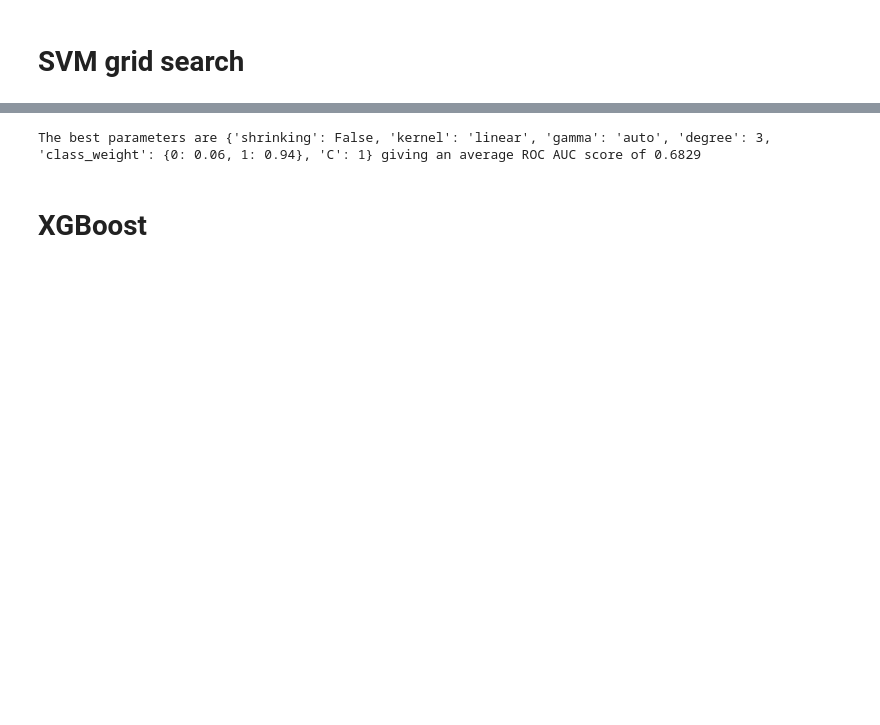
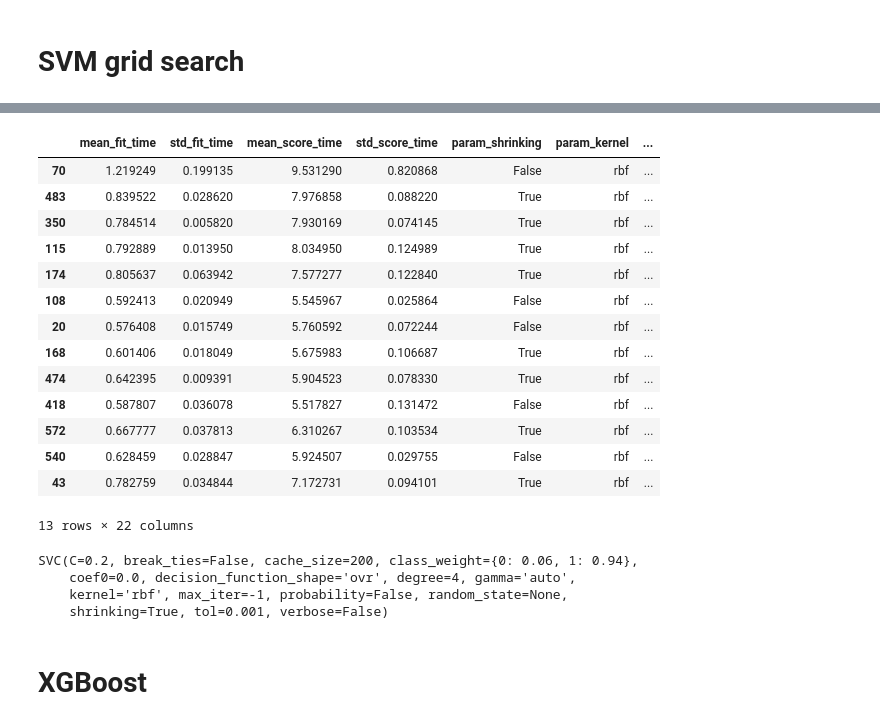
Before and after one commit to lucas-ubm/MaastrichtFlu, a Jupyter notebook: models.ipynb, the cells around one changed output, grey strips where cells are left out. Cells and saved outputs as stored; diff of their text form; code cells hidden in the pictures; blank space fills up the shorter version.

```diff
--- a/models.ipynb
+++ b/models.ipynb
@@ -683,7 +624,7 @@ print(sum(pca.explained_variance_ratio_))
 # %%
 from sklearn.svm import SVC
 
-clf = SVC(class_weight='balanced', C=100000)
+clf = SVC(class_weight='balanced', C=10)
 clf.fit(X_train, y_train)
 # %% [output]
 SVC(C=100000, break_ties=False, cache_size=200, class_weight='balanced',
@@ -723,7 +654,25 @@ param_grid = {
+# %%
+cw = []
+from sklearn.model_selection import cross_val_score
+
+for i in np.linspace(start = 0.006, stop = 0.08, num = 5):
+    cw.append({0:i, 1:1-i})
+cw.append('balanced')
+C = [x for x in np.linspace(start = 0.2, stop = 1.5, num = 5)]
+C.append(1)
+
+param_grid = {
+    'C':C,
+    'kernel':['linear', 'rbf'],
+    'degree':[2,3,4,5,6,7,8],
+    'gamma':['auto'],
+    'shrinking':[True, False],
+    'class_weight': cw
+}
 # %%
 from sklearn.model_selection import RandomizedSearchCV
 sv = SVC()
-sv_r = RandomizedSearchCV(sv, param_grid, scoring='balanced_accuracy', cv=3, return_train_score=True, verbose=2, random_state=42, n_jobs=-1, n_iter=150)
+sv_r = RandomizedSearchCV(sv, param_grid, scoring=scorel, cv=3, return_train_score=True, verbose=2, random_state=42, n_jobs=-2, n_iter=600)
 # %%
 sv_r.fit(X_train, y_train)
 # %% [output]
@@ -756,5 +705,23 @@ RandomizedSearchCV(cv=3, error_score=nan,
 # %%
 params = sv_r.best_params_
-print('The best parameters are {} giving an average ROC AUC score of {:.4f}'.format(params, sv_r.best_score_))
+notify_me('The best parameters are {} giving an average Balanced Accuract of {:.4f}'.format(params, sv_r.best_score_))
-# %% [output]
-The best parameters are {'shrinking': False, 'kernel': 'linear', 'gamma': 'auto', 'degree': 3, 'class_weight': {0: 0.06, 1: 0.94}, 'C': 1} giving an average ROC AUC score of 0.6829
+# %%
+res = pd.DataFrame(sv_r.cv_results_).sort_values(by=['mean_test_score'], ascending=False)
+# %%
+res[res['rank_test_score']<10]
+# %% [output]
+|  | mean_fit_time | std_fit_time | mean_score_time | std_score_time | param_shrinking | param_kernel | ... |
+| 70 | 1.219249 | 0.199135 | 9.531290 | 0.820868 | False | rbf | ... |
+| 483 | 0.839522 | 0.028620 | 7.976858 | 0.088220 | True | rbf | ... |
+| 350 | 0.784514 | 0.005820 | 7.930169 | 0.074145 | True | rbf | ... |
+| 115 | 0.792889 | 0.013950 | 8.034950 | 0.124989 | True | rbf | ... |
+| 174 | 0.805637 | 0.063942 | 7.577277 | 0.122840 | True | rbf | ... |
+| 108 | 0.592413 | 0.020949 | 5.545967 | 0.025864 | False | rbf | ... |
+| 20 | 0.576408 | 0.015749 | 5.760592 | 0.072244 | False | rbf | ... |
+| 168 | 0.601406 | 0.018049 | 5.675983 | 0.106687 | True | rbf | ... |
+| 474 | 0.642395 | 0.009391 | 5.904523 | 0.078330 | True | rbf | ... |
+| 418 | 0.587807 | 0.036078 | 5.517827 | 0.131472 | False | rbf | ... |
+| 572 | 0.667777 | 0.037813 | 6.310267 | 0.103534 | True | rbf | ... |
+| 540 | 0.628459 | 0.028847 | 5.924507 | 0.029755 | False | rbf | ... |
+| 43 | 0.782759 | 0.034844 | 7.172731 | 0.094101 | True | rbf | ... |
+13 rows × 22 columns
@@ -761 +733,9 @@ The best parameters are {'shrinking': False, 'kernel': 'linear', 'gamma': 'auto'
+# %%
+lol = SVC(**d)
+lol.fit(ndata.drop('flu', axis=1), ndata['flu'])
+# %% [output]
+SVC(C=0.2, break_ties=False, cache_size=200, class_weight={0: 0.06, 1: 0.94},
+    coef0=0.0, decision_function_shape='ovr', degree=4, gamma='auto',
+    kernel='rbf', max_iter=-1, probability=False, random_state=None,
+    shrinking=True, tol=0.001, verbose=False)
 # %%
```
Also changed, not shown: parts of 41 cells of this notebook, 56 other files.
